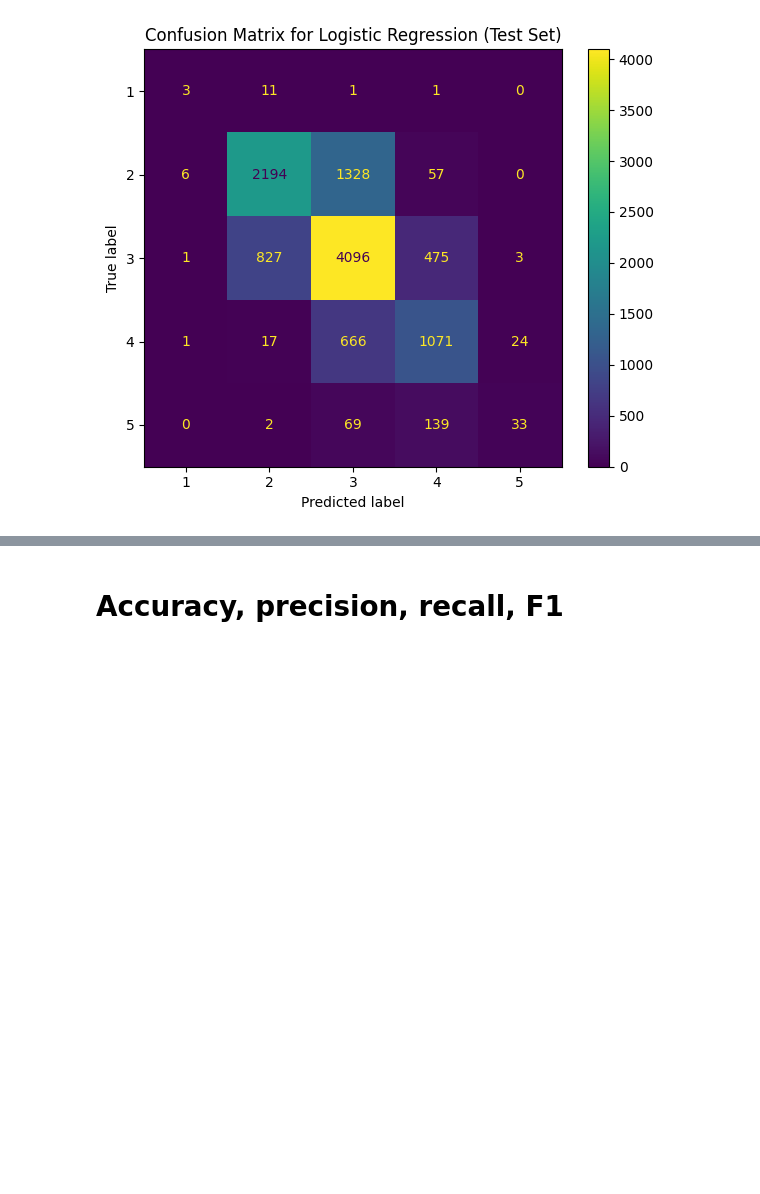
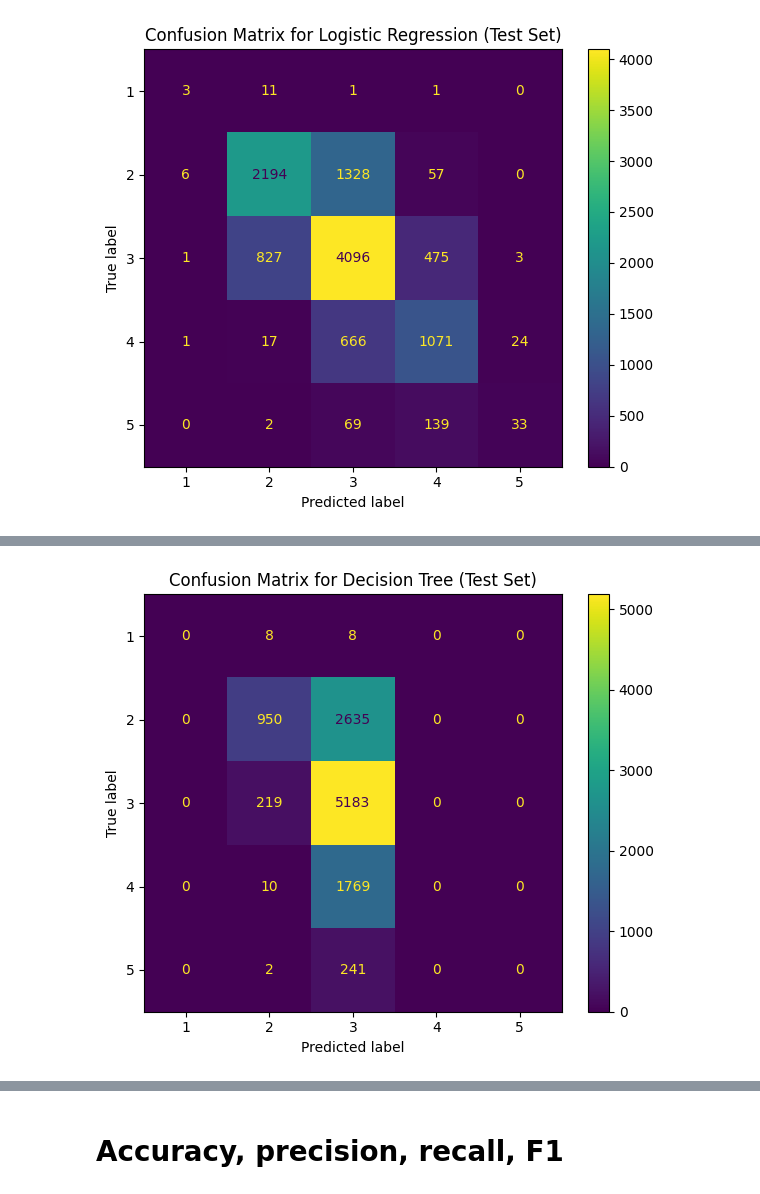
Before and after one commit to Colosolizer/carisurg-portfolio, a Jupyter notebook: notebooks/Week6_Model_Evaluation_SekouRuddock.ipynb, the cells around one changed output, grey strips where cells are left out. Drawn from its saved outputs; the diff is of its cells as text; code cells hidden in the pictures; blank space fills up the shorter version.

```diff
--- a/notebooks/Week6_Model_Evaluation_SekouRuddock.ipynb
+++ b/notebooks/Week6_Model_Evaluation_SekouRuddock.ipynb
@@ -110,3 +110,11 @@ plt.tight_layout()
 plt.show()
 # %% [output]
 [figure]
+# %%
+#CONFUSION MATRIX FOR DECISION TREE
+fig, ax = plt.subplots(figsize=(6, 5))
+ConfusionMatrixDisplay.from_predictions(y_test, pred_tree, ax=ax)
+ax.set_title("Confusion Matrix for Decision Tree (Test Set)")
+plt.tight_layout()
+plt
+# %% [output]
@@ -112,0 +122 @@ plt.show()
+[figure, added]
```
Also changed, not shown: parts of 7 cells of this notebook.
